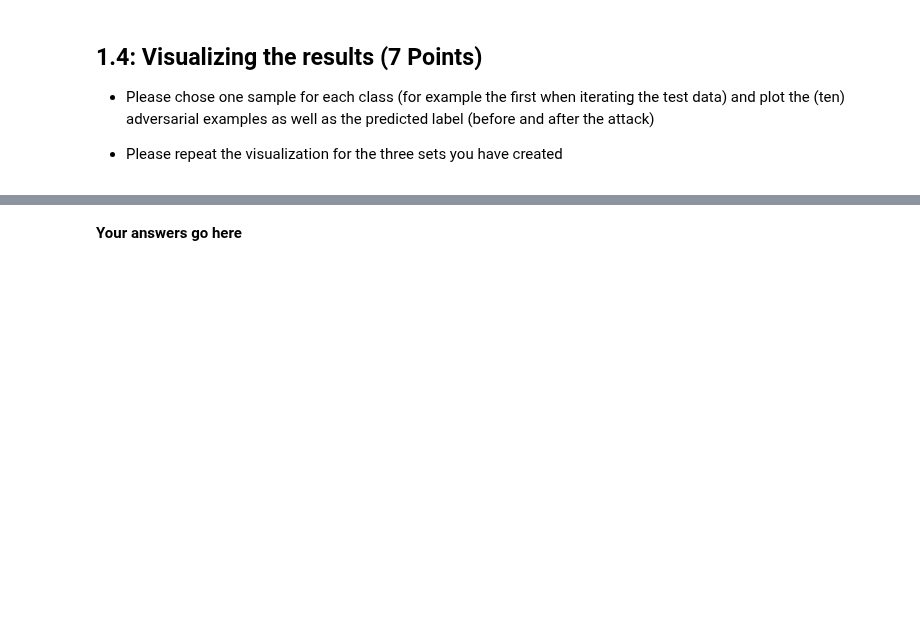
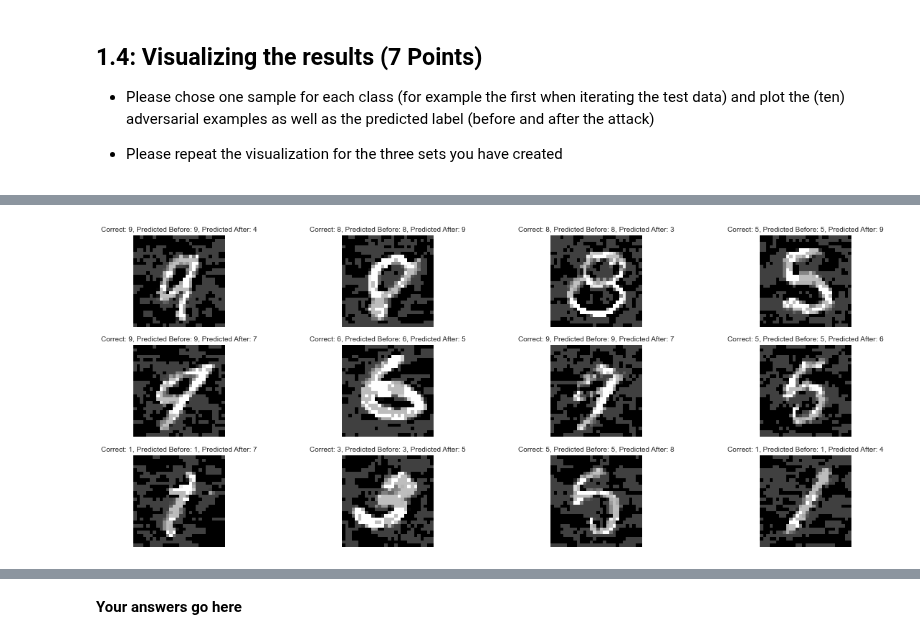
Before and after one commit to shahrukhx01/adversarial-ml-101, a Jupyter notebook: assignment2/mahnoor/2021_11_12_Task_02.ipynb.ipynb, the cells around one changed output, grey strips where cells are left out. Saved outputs shown, nothing was run; the diff lists cells and outputs as text; code cells hidden in the pictures; blank space fills up the shorter version.

```diff
--- a/assignment2/mahnoor/2021_11_12_Task_02.ipynb.ipynb
+++ b/assignment2/mahnoor/2021_11_12_Task_02.ipynb.ipynb
@@ -486,3 +510,5 @@ visualize_specific_predictions(predictions[variants.query('Epsilon==0.35').index
 # %%
-predictions[variants.query('Epsilon==0.35').index.item()]
+visualize_specific_predictions(predictions[fgm_sets.query('Epsilon==0.25').index.item()])
+# %% [output]
+[figure, added]
 # %%
```
Also changed, not shown: parts of 54 cells of this notebook, 2 other files.
